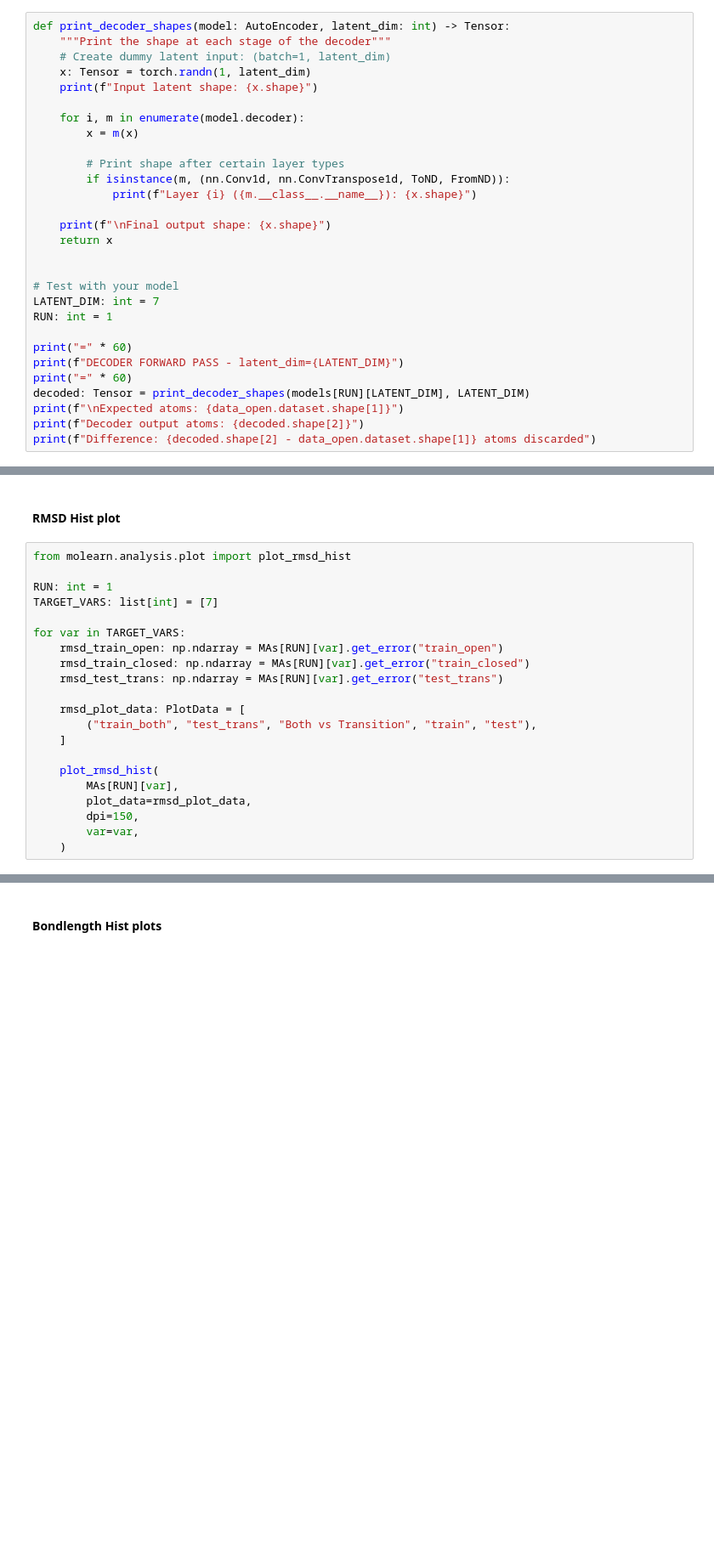
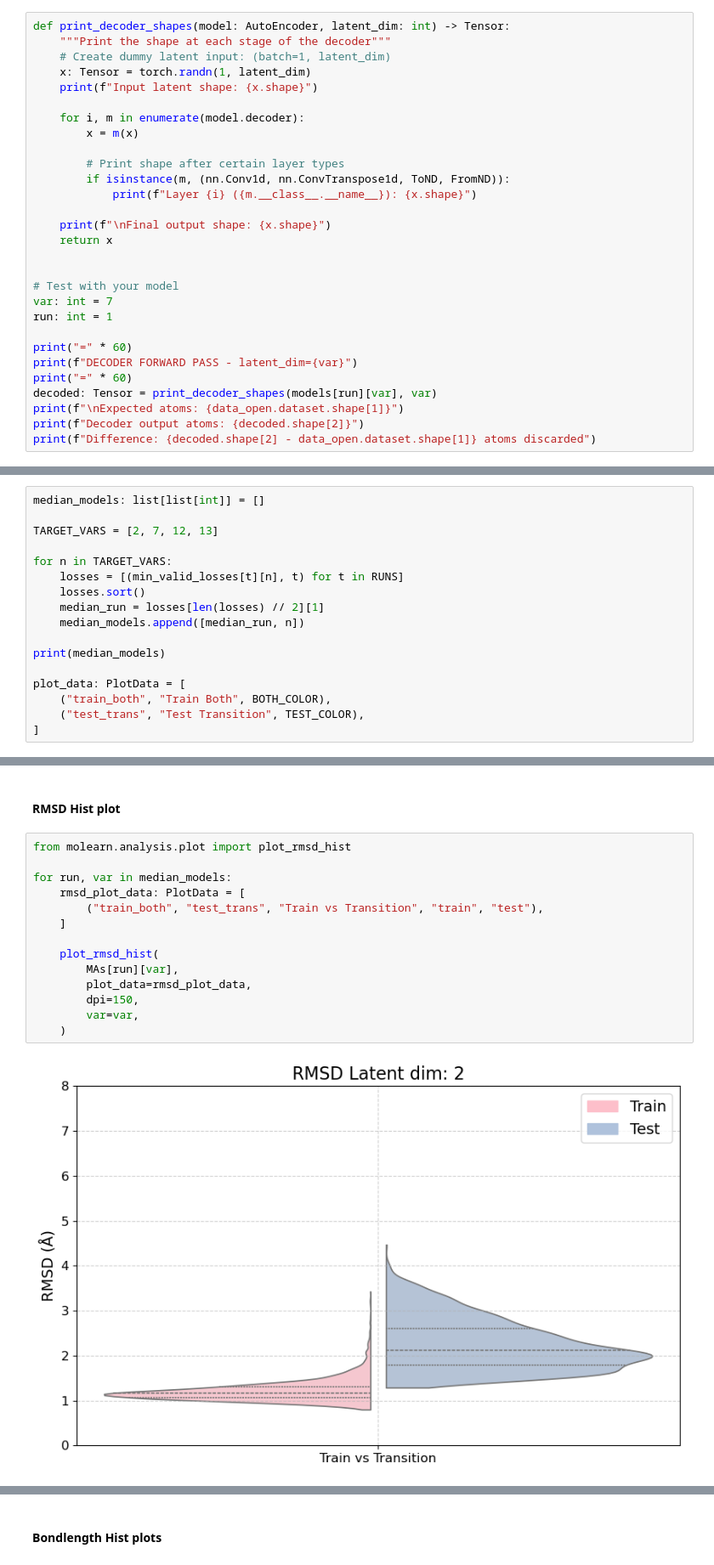
Before and after one commit to briandaniel14/molearn, a Jupyter notebook: analysis/cnn_multi_dim.ipynb, the cells around one changed output, grey strips where cells are left out. Shown at 85% size. Drawn from its saved outputs; the diff is of its cells as text; blank space fills up the shorter version.

```diff
--- a/analysis/cnn_multi_dim.ipynb
+++ b/analysis/cnn_multi_dim.ipynb
@@ -175,13 +187,13 @@ def print_decoder_shapes(model: AutoEncoder, latent_dim: int) -> Tensor:
 
 
 # Test with your model
-LATENT_DIM: int = 7
-RUN: int = 1
+var: int = 7
+run: int = 1
 
 print("=" * 60)
-print(f"DECODER FORWARD PASS - latent_dim={LATENT_DIM}")
+print(f"DECODER FORWARD PASS - latent_dim={var}")
 print("=" * 60)
-decoded: Tensor = print_decoder_shapes(models[RUN][LATENT_DIM], LATENT_DIM)
+decoded: Tensor = print_decoder_shapes(models[run][var], var)
 print(f"\nExpected atoms: {data_open.dataset.shape[1]}")
 print(f"Decoder output atoms: {decoded.shape[2]}")
 print(f"Difference: {decoded.shape[2] - data_open.dataset.shape[1]} atoms discarded")
@@ -220,2 +234,19 @@ plt.show()
 # %% [markdown]
 ### Model plots
+# %%
+median_models: list[list[int]] = []
+
+TARGET_VARS = [2, 7, 12, 13]
+
+for n in TARGET_VARS:
+    losses = [(min_valid_losses[t][n], t) for t in RUNS]
+    losses.sort()
+    median_run = losses[len(losses) // 2][1]
+    median_models.append([median_run, n])
+
+print(median_models)
+
+plot_data: PlotData = [
+    ("train_both", "Train Both", BOTH_COLOR),
+    ("test_trans", "Test Transition", TEST_COLOR),
+]
@@ -224,21 +257,16 @@ plt.show()
 # %%
 from molearn.analysis.plot import plot_rmsd_hist
 
-RUN: int = 1
-TARGET_VARS: list[int] = [7]
-
-for var in TARGET_VARS:
-    rmsd_train_open: np.ndarray = MAs[RUN][var].get_error("train_open")
-    rmsd_train_closed: np.ndarray = MAs[RUN][var].get_error("train_closed")
-    rmsd_test_trans: np.ndarray = MAs[RUN][var].get_error("test_trans")
-
+for run, var in median_models:
     rmsd_plot_data: PlotData = [
-        ("train_both", "test_trans", "Both vs Transition", "train", "test"),
+        ("train_both", "test_trans", "Train vs Transition", "train", "test"),
     ]
 
     plot_rmsd_hist(
-        MAs[RUN][var],
+        MAs[run][var],
         plot_data=rmsd_plot_data,
         dpi=150,
         var=var,
     )
+# %% [output]
+[figure, added]
```
Also changed, not shown: parts of 28 cells of this notebook, 5 other files.
